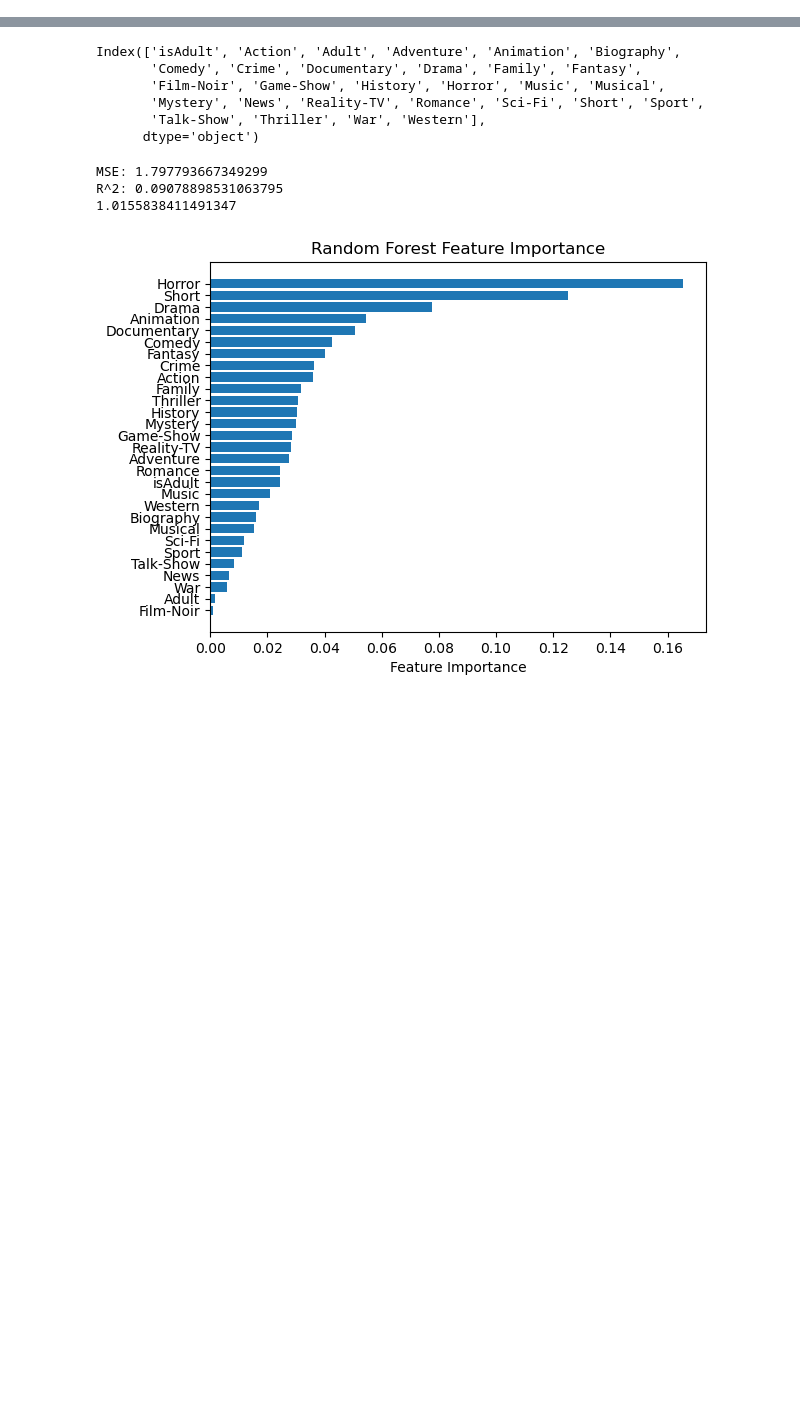
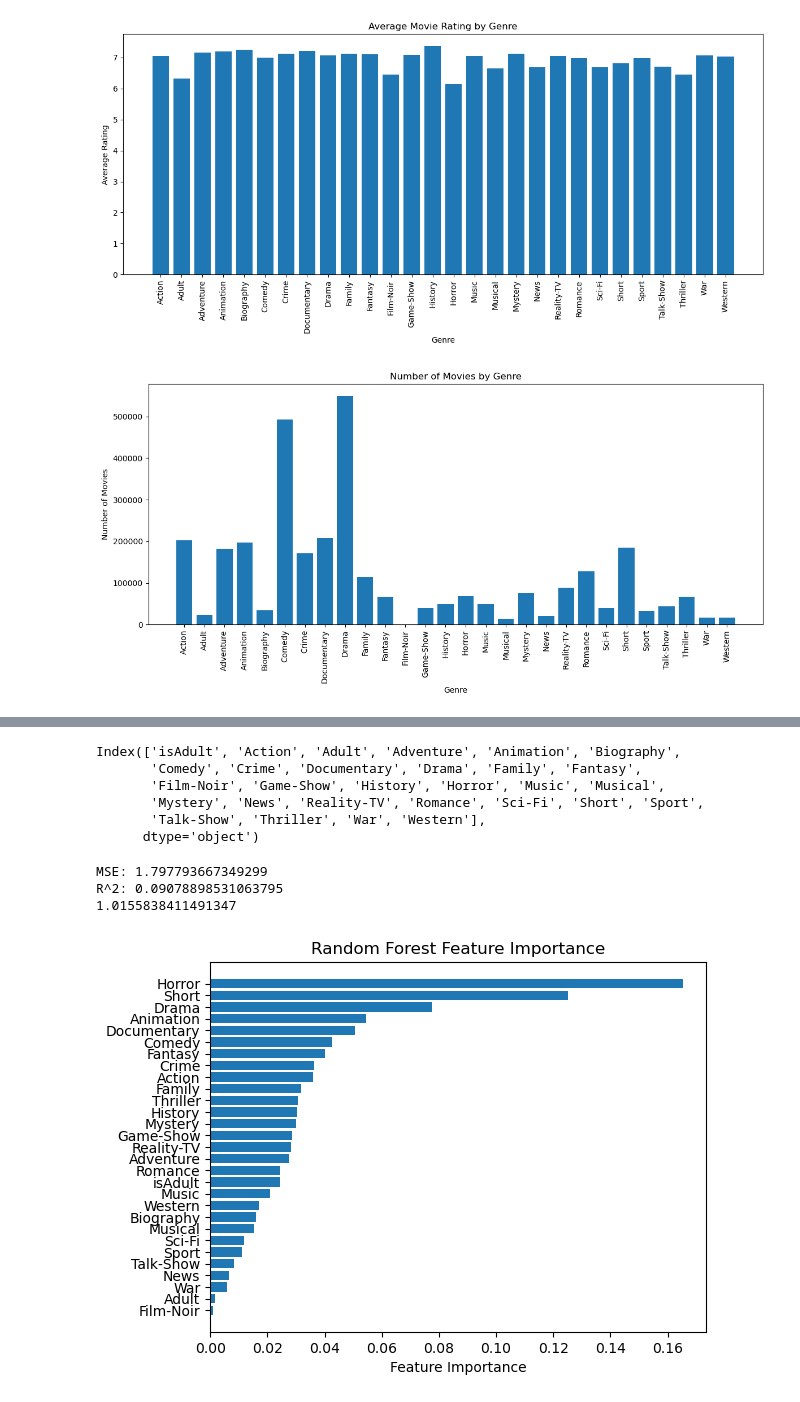
Before and after one commit to connor-mcbride/movie-review-analysis, a Jupyter notebook: random_forest_movie_model.ipynb, the cells around one changed output, grey strips where cells are left out. Saved outputs shown, nothing was run; the diff lists cells and outputs as text; code cells hidden in the pictures; blank space fills up the shorter version.

Commit message:
added plotting code

```diff
--- a/random_forest_movie_model.ipynb
+++ b/random_forest_movie_model.ipynb
@@ -35,6 +35,47 @@ genre_dummies = title_cleaned['genres'].str.get_dummies(sep=",")
 title_cleaned = pd.concat([title_cleaned, genre_dummies], axis=1)
 title_cleaned = title_cleaned.drop("genres", axis=1)
 merged = title_cleaned.merge(ratings_df, on="tconst", how="inner")
+# %%
+# plot code for data visualization/analysis
+genre_columns = [col for col in merged.columns if col != 'averageRating']
+
+# Compute average rating for each genre
+avg_ratings = {}
+for genre in genre_columns:
+    avg = merged.loc[merged[genre] == 1, 'averageRating'].mean()
+    avg_ratings[genre] = avg
+
+# Convert to DataFrame for plotting
+avg_ratings_df = pd.DataFrame(list(avg_ratings.items()), columns=['Genre', 'AverageRating'])
+# Plot
+plt.figure(figsize=(12,6))
+plt.bar(avg_ratings_df['Genre'], avg_ratings_df['AverageRating'])
+plt.xticks(rotation=90)
+plt.xlabel('Genre')
+plt.ylabel('Average Rating')
+plt.title('Average Movie Rating by Genre')
+plt.tight_layout()
+plt.show()
+
+genre_columns = [col for col in merged.columns if col != 'averageRating']
+
+# Count number of movies for each genre
+genre_counts = {genre: merged[genre].sum() for genre in genre_columns}
+
+# Convert to DataFrame for plotting
+genre_counts_df = pd.DataFrame(list(genre_counts.items()), columns=['Genre', 'Count'])
+
+plt.figure(figsize=(12,6))
+plt.bar(genre_counts_df['Genre'], genre_counts_df['Count'])
+plt.xticks(rotation=90)
+plt.xlabel('Genre')
+plt.ylabel('Number of Movies')
+plt.title('Number of Movies by Genre')
+plt.tight_layout()
+plt.show()
+# %% [output]
+[figure, added]
+[figure, added]
 # %%
 merged = merged.replace("\\N", np.nan)
 
```
Also changed, not shown: parts of 4 cells of this notebook.
